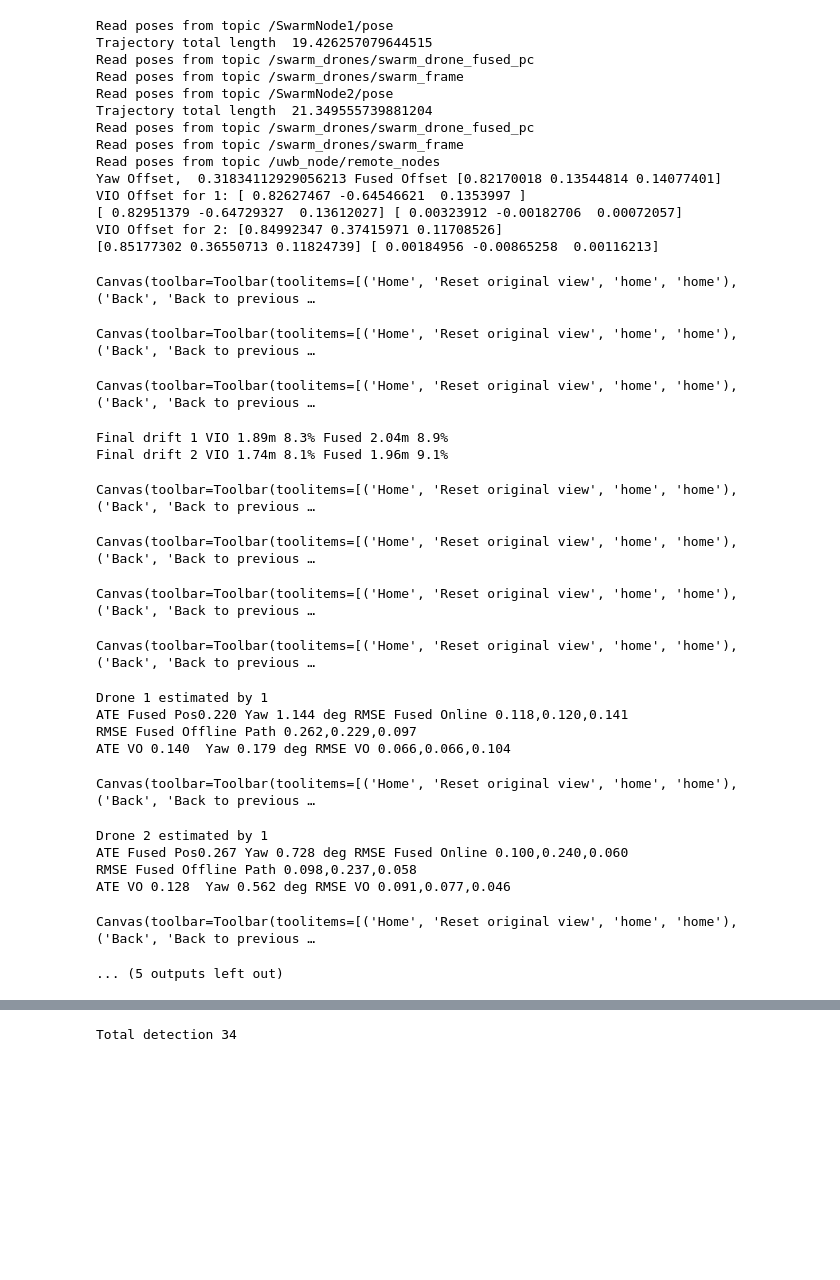
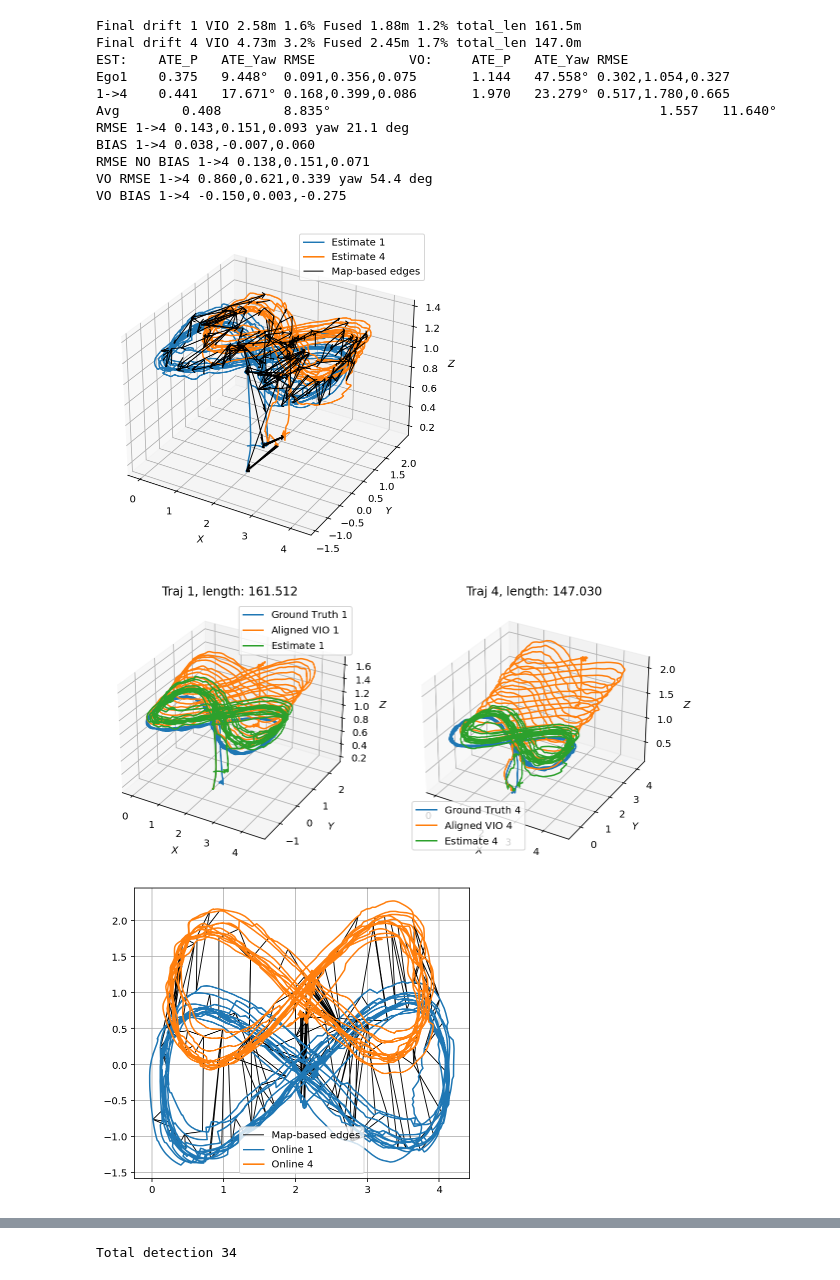
Before and after one commit to HKUST-Aerial-Robotics/Omni-swarm, a Jupyter notebook: swarm_localization/DataAnalysis/loop_accurate_analyze.ipynb, the cells around one changed output, grey strips where cells are left out. Saved outputs shown, nothing was run; the diff lists cells and outputs as text; code cells hidden in the pictures; blank space fills up the shorter version.

```diff
--- a/swarm_localization/DataAnalysis/loop_accurate_analyze.ipynb
+++ b/swarm_localization/DataAnalysis/loop_accurate_analyze.ipynb
@@ -18,52 +17,30 @@ Canvas(toolbar=Toolbar(toolitems=[('Home', 'Reset original view', 'home', 'home'
 # %%
-nodes = [1, 2]
+nodes = [1, 4]
 main_id = 2
 t_calib = {
     1:0,
     2:0,
     5:0
 }
-poses, poses_fused, poses_vo, poses_path, loops, detections, distances = bag_read(f"/home/xuhao/output/output{main_id}/swarm_local_pc.bag", nodes, True)
+poses, poses_fused, poses_vo, poses_path, loops, detections, distances,t0 = bag_read(f"/home/xuhao/bags/swarm_raw_2021-10-18_17-09/fuse_no_det/swarm1/swarm_local_pc.bag", nodes, True)
-# %% [output]
-Read poses from topic /SwarmNode1/pose
-Trajectory total length  19.426257079644515
-Read poses from topic /swarm_drones/swarm_drone_fused_pc
-Read poses from topic /swarm_drones/swarm_frame
-Read poses from topic /SwarmNode2/pose
-Trajectory total length  21.349555739881204
-Read poses from topic /swarm_drones/swarm_drone_fused_pc
-Read poses from topic /swarm_drones/swarm_frame
-Read poses from topic /uwb_node/remote_nodes
-Yaw Offset,  0.31834112929056213 Fused Offset [0.82170018 0.13544814 0.14077401]
-VIO Offset for 1: [ 0.82627467 -0.64546621  0.1353997 ]
-[ 0.82951379 -0.64729327  0.13612027] [ 0.00323912 -0.00182706  0.00072057]
-VIO Offset for 2: [0.84992347 0.37415971 0.11708526]
-[0.85177302 0.36550713 0.11824739] [ 0.00184956 -0.00865258  0.00116213]
 # %%
 plt.close('all')
-plot_fused(poses, poses_fused, poses_vo, poses_path, loops, detections, nodes, t_calib = t_calib)
-plot_fused_err(poses, poses_fused, poses_vo, poses_path, nodes, t_calib = t_calib)
-plot_relative_pose_err(poses, poses_fused, poses_vo, 1, 2, t_calib=t_calib)
-#plot_relative_pose_err(poses, poses_fused, poses_vo, 1, 5, t_calib=t_calib)
+plot_fused(poses, poses_fused, poses_vo, poses_path, loops, detections, nodes)
+plot_fused_err(poses, poses_fused, poses_vo, poses_path, nodes ,show=False)
+plot_relative_pose_err(poses, poses_fused, poses_vo, 1, 4)
 plt.show()
 # %% [output]
-Canvas(toolbar=Toolbar(toolitems=[('Home', 'Reset original view', 'home', 'home'), ('Back', 'Back to previous …
+Final drift 1 VIO 2.58m 1.6% Fused 1.88m 1.2% total_len 161.5m
+Final drift 4 VIO 4.73m 3.2% Fused 2.45m 1.7% total_len 147.0m
+EST:    ATE_P   ATE_Yaw RMSE            VO:     ATE_P   ATE_Yaw RMSE
+Ego1    0.375   9.448°  0.091,0.356,0.075       1.144   47.558° 0.302,1.054,0.327
+1->4    0.441   17.671° 0.168,0.399,0.086       1.970   23.279° 0.517,1.780,0.665
+Avg        0.408        8.835°                                          1.557   11.640°
+RMSE 1->4 0.143,0.151,0.093 yaw 21.1 deg
+BIAS 1->4 0.038,-0.007,0.060
+RMSE NO BIAS 1->4 0.138,0.151,0.071
+VO RMSE 1->4 0.860,0.621,0.339 yaw 54.4 deg
+VO BIAS 1->4 -0.150,0.003,-0.275
-Canvas(toolbar=Toolbar(toolitems=[('Home', 'Reset original view', 'home', 'home'), ('Back', 'Back to previous …
-Canvas(toolbar=Toolbar(toolitems=[('Home', 'Reset original view', 'home', 'home'), ('Back', 'Back to previous …
-Final drift 1 VIO 1.89m 8.3% Fused 2.04m 8.9%
-Final drift 2 VIO 1.74m 8.1% Fused 1.96m 9.1%
-Canvas(toolbar=Toolbar(toolitems=[('Home', 'Reset original view', 'home', 'home'), ('Back', 'Back to previous …
-Canvas(toolbar=Toolbar(toolitems=[('Home', 'Reset original view', 'home', 'home'), ('Back', 'Back to previous …
-Canvas(toolbar=Toolbar(toolitems=[('Home', 'Reset original view', 'home', 'home'), ('Back', 'Back to previous …
-Canvas(toolbar=Toolbar(toolitems=[('Home', 'Reset original view', 'home', 'home'), ('Back', 'Back to previous …
-Drone 1 estimated by 1
-ATE Fused Pos0.220 Yaw 1.144 deg RMSE Fused Online 0.118,0.120,0.141
-RMSE Fused Offline Path 0.262,0.229,0.097
-ATE VO 0.140  Yaw 0.179 deg RMSE VO 0.066,0.066,0.104
-Canvas(toolbar=Toolbar(toolitems=[('Home', 'Reset original view', 'home', 'home'), ('Back', 'Back to previous …
-Drone 2 estimated by 1
-ATE Fused Pos0.267 Yaw 0.728 deg RMSE Fused Online 0.100,0.240,0.060
-RMSE Fused Offline Path 0.098,0.237,0.058
-ATE VO 0.128  Yaw 0.562 deg RMSE VO 0.091,0.077,0.046
-Canvas(toolbar=Toolbar(toolitems=[('Home', 'Reset original view', 'home', 'home'), ('Back', 'Back to previous …
-... (5 outputs left out)
+[figure, added]
+[figure, added]
+[figure, added]
```
Also changed, not shown: parts of 6 cells of this notebook, 4 other files.
